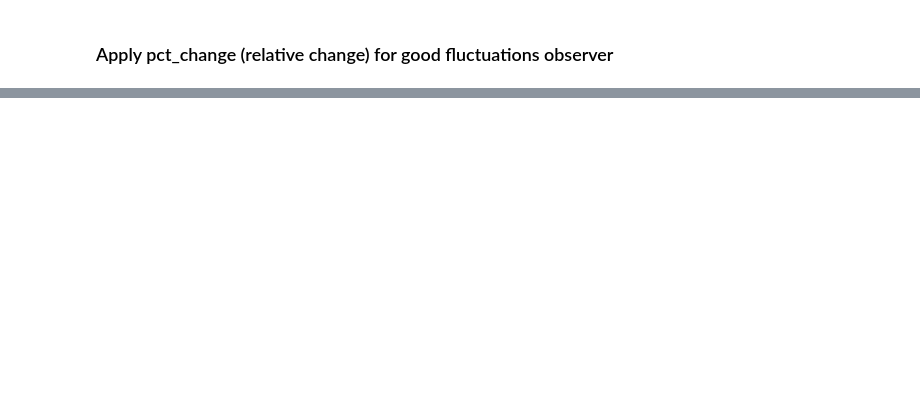
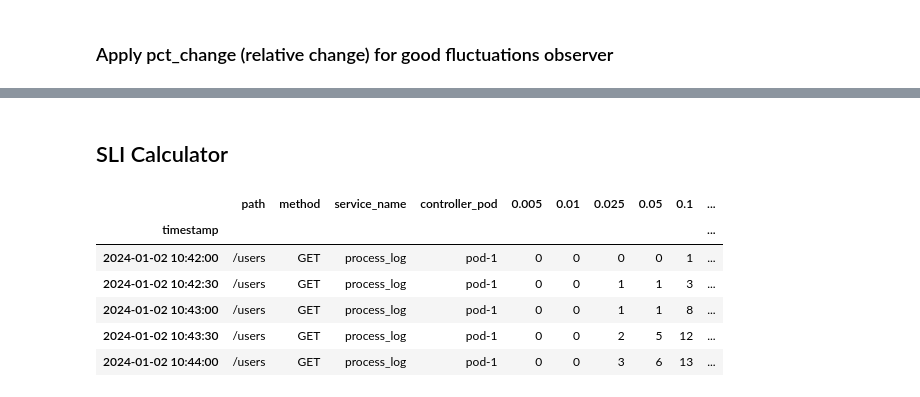
Before and after one commit to vuvietnguyenit/data_analystic, a Jupyter notebook: notebooks/analyze_fluctuatition_latency_http.ipynb, the cells around one changed output, grey strips where cells are left out. Cells and saved outputs as stored; diff of their text form; code cells hidden in the pictures; blank space fills up the shorter version.

```diff
--- a/notebooks/analyze_fluctuatition_latency_http.ipynb
+++ b/notebooks/analyze_fluctuatition_latency_http.ipynb
@@ -87,0 +88,13 @@ Lúc này đã thấy rõ hơn được khoảng thời gian và những biến
+# %% [markdown]
+## SLI Calculator
+# %%
+# Simulator rate() in 30s
+root.query(abnormal_group).head()
+# %% [output]
+|  | path | method | service_name | controller_pod | 0.005 | 0.01 | 0.025 | 0.05 | 0.1 | ... |
+| timestamp |  |  |  |  |  |  |  |  |  | ... |
+| 2024-01-02 10:42:00 | /users | GET | process_log | pod-1 | 0 | 0 | 0 | 0 | 1 | ... |
+| 2024-01-02 10:42:30 | /users | GET | process_log | pod-1 | 0 | 0 | 1 | 1 | 3 | ... |
+| 2024-01-02 10:43:00 | /users | GET | process_log | pod-1 | 0 | 0 | 1 | 1 | 8 | ... |
+| 2024-01-02 10:43:30 | /users | GET | process_log | pod-1 | 0 | 0 | 2 | 5 | 12 | ... |
+| 2024-01-02 10:44:00 | /users | GET | process_log | pod-1 | 0 | 0 | 3 | 6 | 13 | ... |
```
Also changed, not shown: parts of 12 cells of this notebook, 5 other files.
